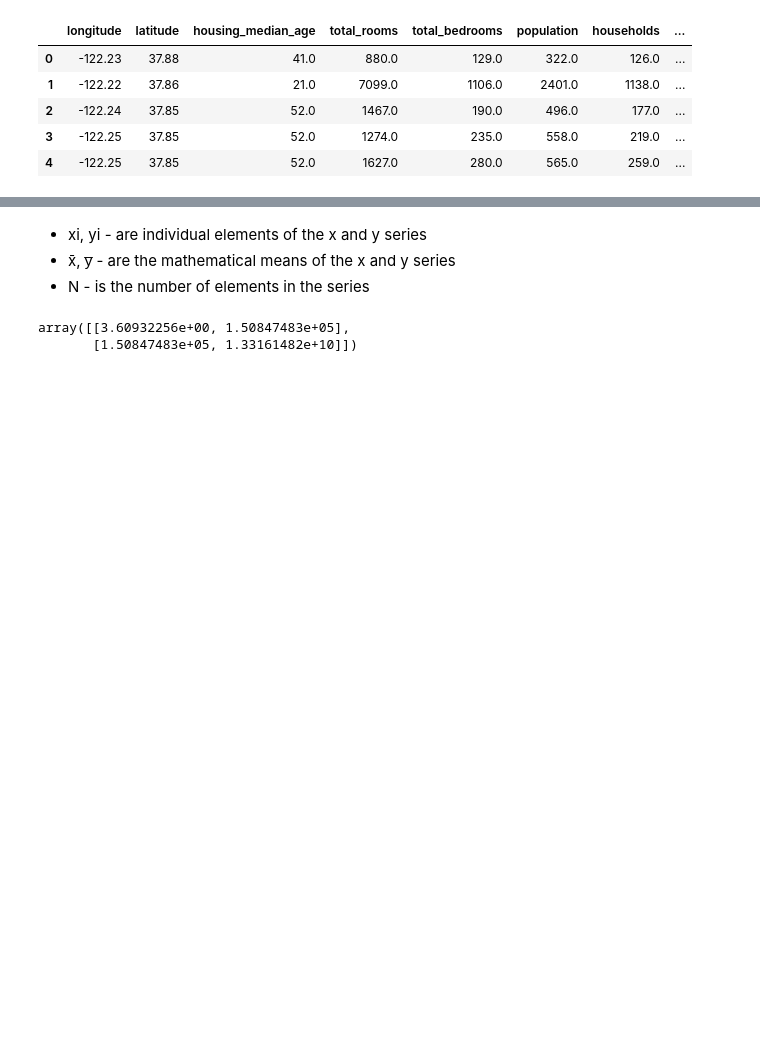
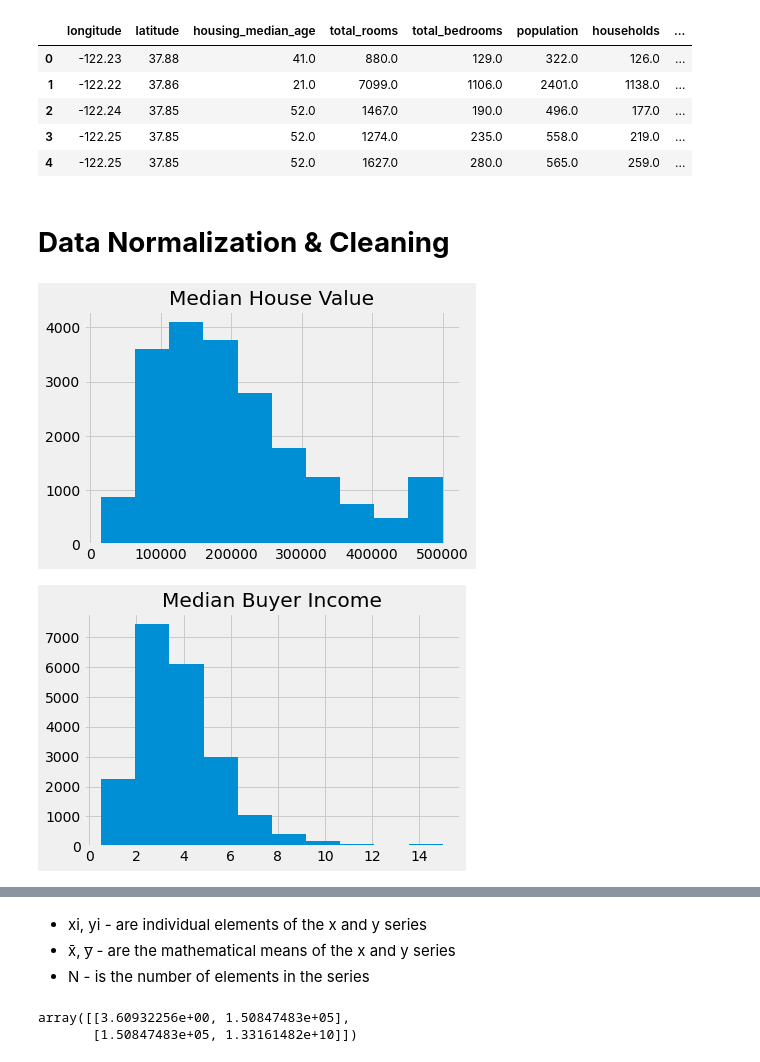
Before and after one commit to NoamYakar23/Linear-Regression-Using-Salary-Data, a Jupyter notebook: two-variable-regression-housing-data.ipynb, the cells around one changed output, grey strips where cells are left out. Cells and saved outputs as stored; diff of their text form; code cells hidden in the pictures; blank space fills up the shorter version.

```diff
--- a/two-variable-regression-housing-data.ipynb
+++ b/two-variable-regression-housing-data.ipynb
@@ -12,3 +17,17 @@ housing.head()
 | 2 | -122.24 | 37.85 | 52.0 | 1467.0 | 190.0 | 496.0 | 177.0 | ... |
 | 3 | -122.25 | 37.85 | 52.0 | 1274.0 | 235.0 | 558.0 | 219.0 | ... |
 | 4 | -122.25 | 37.85 | 52.0 | 1627.0 | 280.0 | 565.0 | 259.0 | ... |
+# %% [markdown]
+# **Data Normalization & Cleaning**
+# %%
+#Variables Median House Value & Age
+plt.hist(housing['median_house_value'])
+plt.title('Median House Value')
+plt.show()
+
+plt.hist(housing['median_income'])
+plt.title('Median Buyer Income')
+plt.show()
+# %% [output]
+[figure, added]
+[figure, added]
```
Also changed, not shown: parts of 7 cells of this notebook.
